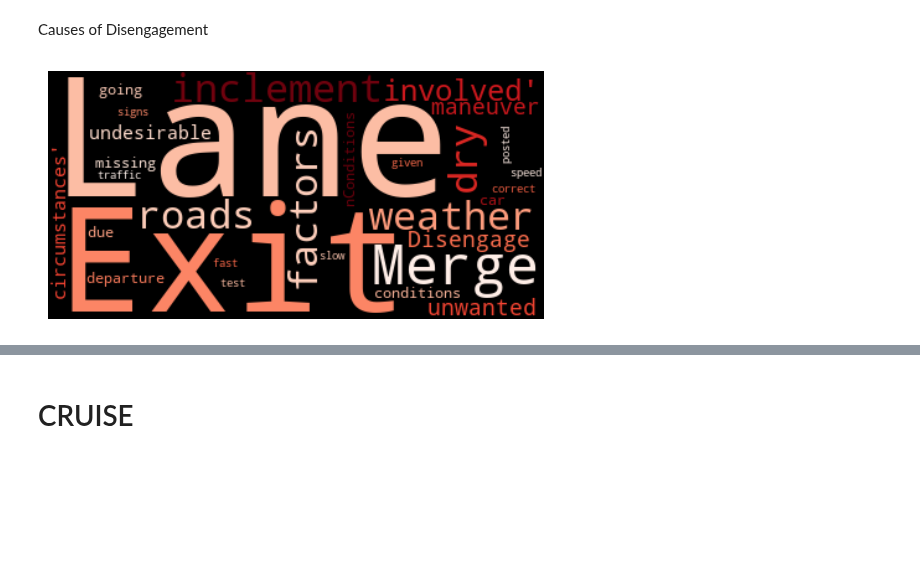
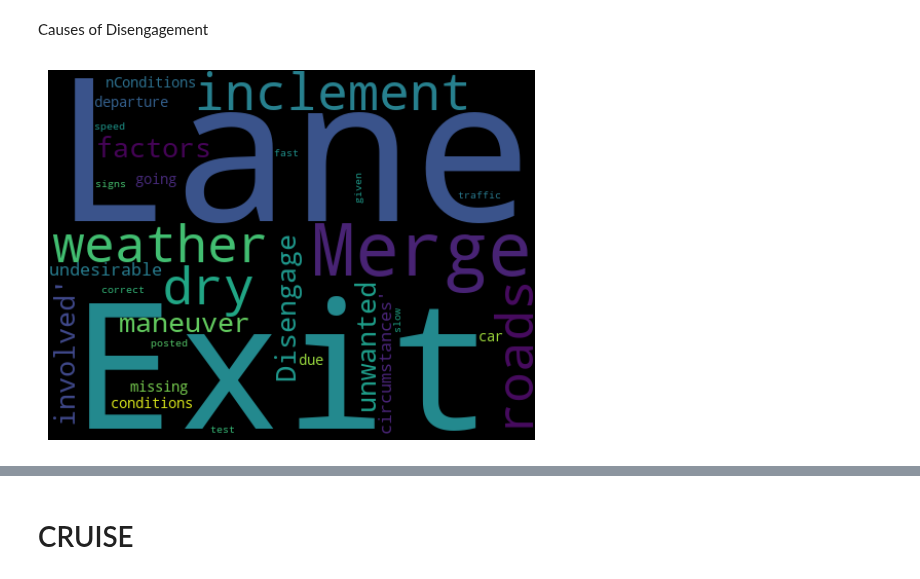
Before and after one commit to Kyle-Markwardt/self-driving-vehicles, a Jupyter notebook: main.ipynb, the cells around one changed output, grey strips where cells are left out. Drawn from its saved outputs; the diff is of its cells as text; code cells hidden in the pictures; blank space fills up the shorter version.

Commit message:
fixed correlation graph, updated word cloud

```diff
--- a/main.ipynb
+++ b/main.ipynb
@@ -626,17 +626,17 @@ Causes of Disengagement
 # %%
 # Word cloud of Disengagement descriptions
 text = combined_dis_df["DESCRIPTION OF FACTS CAUSING DISENGAGEMENT"].values
 
-coloring = np.array(Image.open('path/to/file'))
+coloring = np.array(Image.open('Images/av3.jpg'))
 stop_words = ["vehicle", "/n", "Non", "road"] + list(STOPWORDS)
-wordcloud = WordCloud(stopwords = stop_words,  colormap="Reds").generate(str(text))
+wordcloud = WordCloud(stopwords = stop_words,  max_font_size=500, random_state=1,mask=coloring).generate(str(text))
 
 image_colors = ImageColorGenerator(coloring)
 
 plt.imshow(wordcloud, interpolation='bilinear')
 plt.axis("off")
 plt.show()
 # %% [output]
-[figure, old version]
+[figure, new version]
 # %%
 ### Do the correlation thing on DPTM:
```
Also changed, not shown: parts of 2 cells of this notebook.
